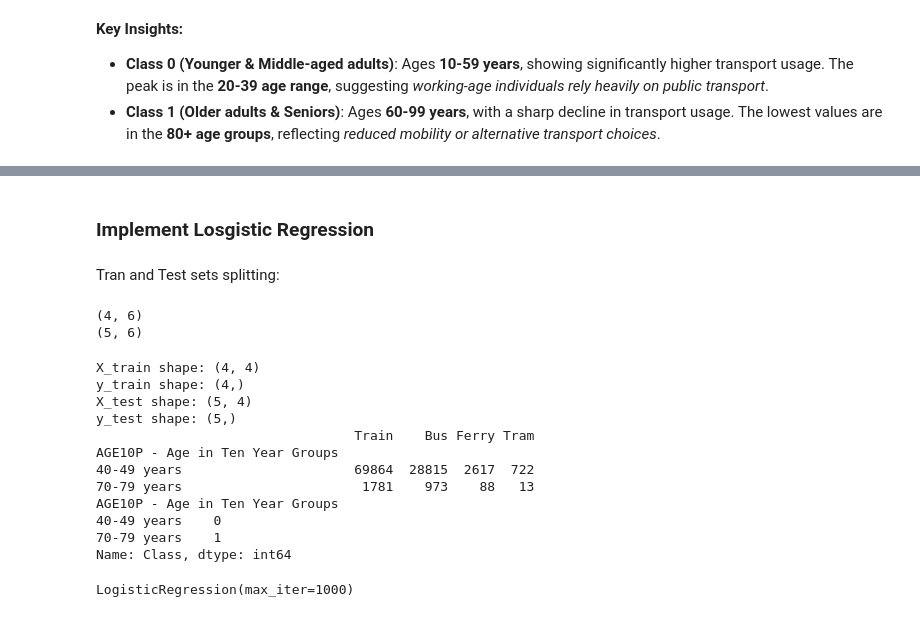
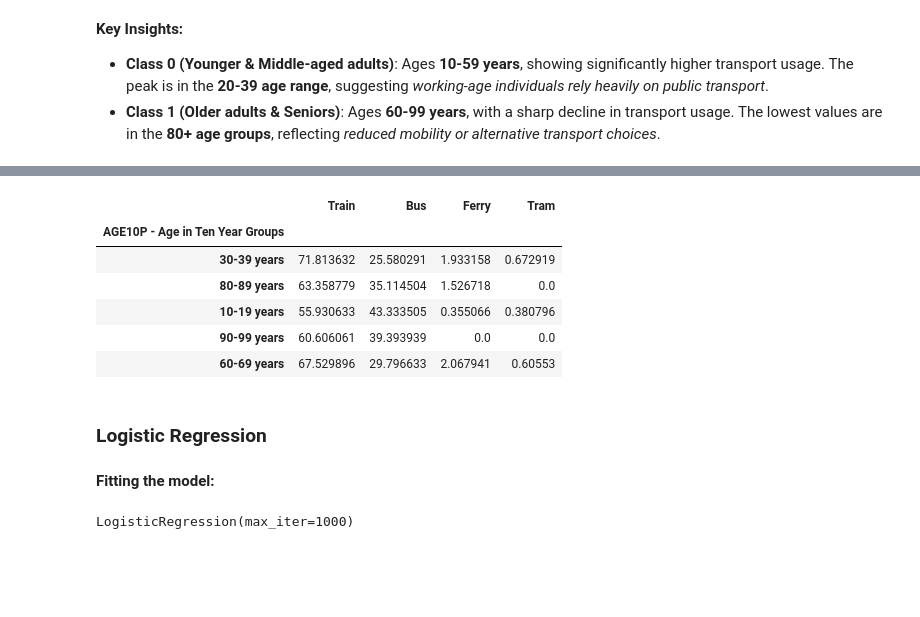
Before and after one commit to ethanaire/Analyzing-NSW-Public-Transports-with-Opal-Cards, a Jupyter notebook: Transport Usage by Age.ipynb, the cells around one changed output, grey strips where cells are left out. Cells and saved outputs as stored; diff of their text form; code cells hidden in the pictures; blank space fills up the shorter version.

Commit message:
train logistic regression model

```diff
--- a/Transport Usage by Age.ipynb
+++ b/Transport Usage by Age.ipynb
@@ -59,7 +59,7 @@ warnings.filterwarnings("ignore")
 As the dataset was taken **from the TableBuilder of the ABS**, we have to add modifications and convert it into an "_analysable_" format in the Notebook environment.
 # %%
 # Import data, skip the rows of logo and titles/names of the organisations
-df = pd.read_excel("data/transportmodevsAge.xlsx", skiprows= 8, index_col =0)
+df = pd.read_excel("data/transportmodevsAge.xlsx", skiprows= 8, index_col =0, engine="openpyxl")
 
 # Set the first row as column names
 df.columns = df.iloc[0]
@@ -340,2 +339,0 @@ sns.swarmplot(x='Class', y='Total', data= df_age, hue= df_age.index)
-# %%
-df_age.drop(["TRAIN", "BUS", "FERRY", "TRAM"], axis= 1, inplace = True)
@@ -349,0 +348,12 @@ There are three classes:
+# %%
+# Split data into training and testing sets (50% each)
+train, test = train_test_split(df_age, test_size=0.5, random_state=7)
+
+# Separate features and target
+X_train, X_test = train.drop(columns=['Total', 'Class']), test.drop(columns=['Total', 'Class'])
+y_train, y_test = train['Class'], test['Class']
+
+# Print shapes for verification
+print(f"Train shape: {train.shape}, Test shape: {test.shape}")
+print(f"X_train: {X_train.shape}, y_train: {y_train.shape}")
+print(f"X_test: {X_test.shape}, y_test: {y_test.shape}")
@@ -350,39 +373,15 @@ There are three classes:
+# %%
+X_test
+# %% [output]
+|  | Train | Bus | Ferry | Tram |
+| AGE10P - Age in Ten Year Groups |  |  |  |  |
+| 30-39 years | 71.813632 | 25.580291 | 1.933158 | 0.672919 |
+| 80-89 years | 63.358779 | 35.114504 | 1.526718 | 0.0 |
+| 10-19 years | 55.930633 | 43.333505 | 0.355066 | 0.380796 |
+| 90-99 years | 60.606061 | 39.393939 | 0.0 | 0.0 |
+| 60-69 years | 67.529896 | 29.796633 | 2.067941 | 0.60553 |
 # %% [markdown]
-### Implement Losgistic Regression
+### Logistic Regression
-# %% [markdown]
-Tran and Test sets splitting:
-# %%
-# Split the data into training (50%) and testing data (50%) and use random_state is 7
-train,test = train_test_split(df_age, test_size=0.5, random_state=7)
-print(train.shape)
-print(test.shape)
-# %% [output]
-(4, 6)
-(5, 6)
-# %%
-# Getting input data and targets for building prediction model:
-X_train = train.drop(['Total', 'Class'], axis = 1)
-y_train = train['Class']
-X_test = test.drop(['Total', 'Class'], axis = 1)
-y_test = test['Class']
-
-print("X_train shape:", X_train.shape)
-print("y_train shape:", y_train.shape)
-print("X_test shape:", X_test.shape)
-print("y_test shape:", y_test.shape)
-print(X_train.head(2))
-print(y_train.head(2))
-# %% [output]
-X_train shape: (4, 4)
-y_train shape: (4,)
-X_test shape: (5, 4)
-y_test shape: (5,)
-                                 Train    Bus Ferry Tram
-AGE10P - Age in Ten Year Groups
-40-49 years                      69864  28815  2617  722
-70-79 years                       1781    973    88   13
-AGE10P - Age in Ten Year Groups
-40-49 years    0
-70-79 years    1
-Name: Class, dtype: int64
+# %% [markdown]
+**Fitting the model:**
 # %%
```
Also changed, not shown: parts of 17 cells of this notebook.
